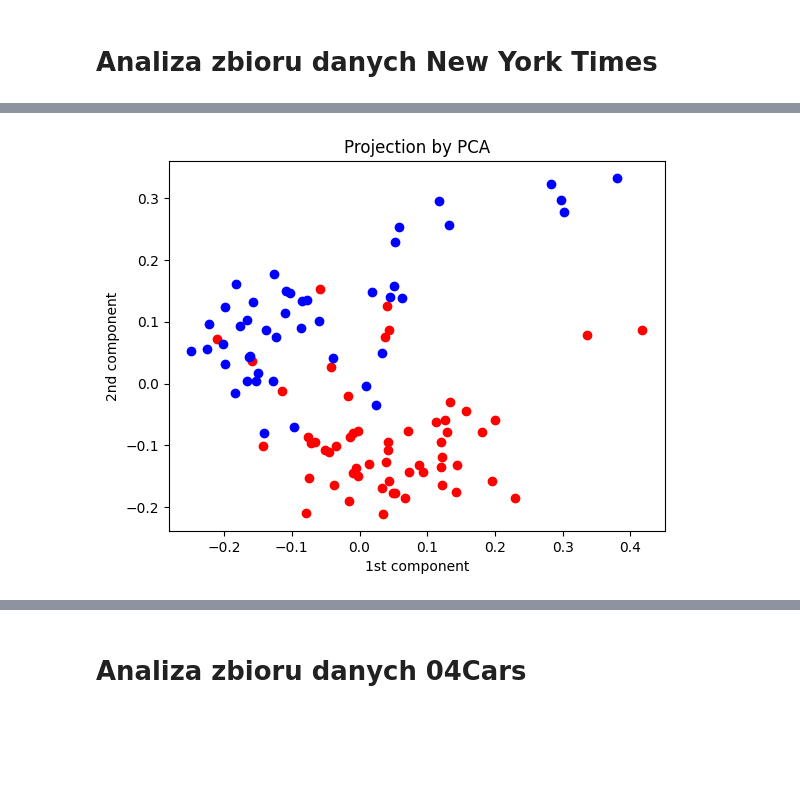
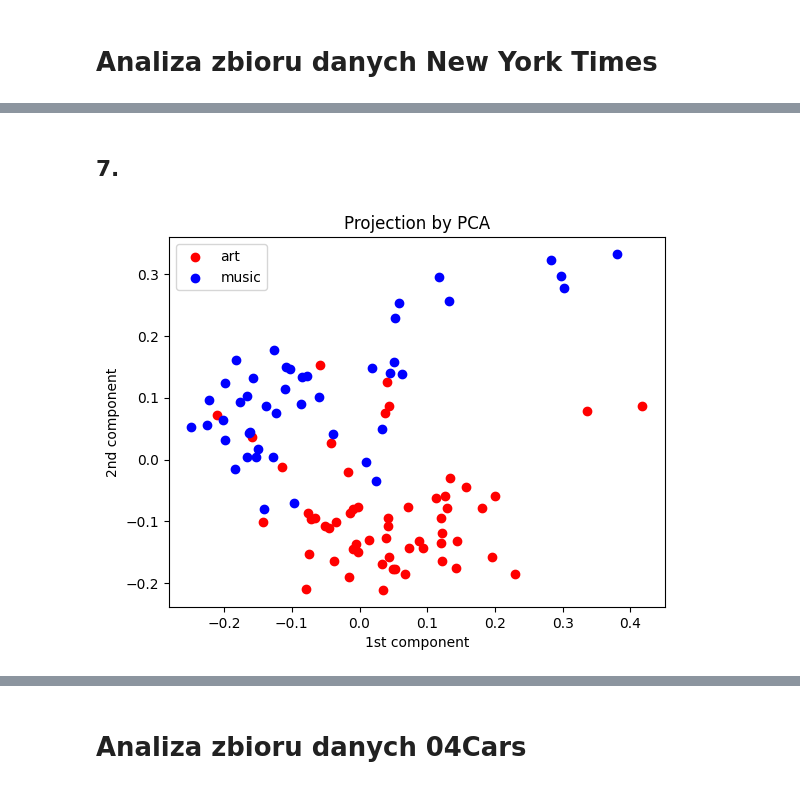
Before and after one commit to jupiterb/agh-data-science, a Jupyter notebook: 1/data_exploration/labs/lab1.ipynb, the cells around one changed output, grey strips where cells are left out. Cells and saved outputs as stored; diff of their text form; code cells hidden in the pictures; blank space fills up the shorter version.

Commit message:
data exploration: lab1 (required tasks)

```diff
--- a/1/data_exploration/labs/lab1.ipynb
+++ b/1/data_exploration/labs/lab1.ipynb
@@ -11,7 +13,6 @@ from sklearn.preprocessing import StandardScaler
 # %%
 # load data
-df = pd.read_csv("./data/nyt-frame.csv", header = 0)
-data = df.iloc[:,9:]
-array = data.values
+nyt_df = pd.read_csv("./data/nyt-frame.csv", header = 0)
+nyt_data = nyt_df.iloc[:,9:].values
 # %%
 # 20 random words
@@ -25,4 +26,4 @@ print(sample_word)
 # %%
 # pca
-pca = PCA()
-X_pca = pca.fit_transform(array)
+nyt_pca = PCA()
+nyt_decomposed = nyt_pca.fit_transform(nyt_data)
@@ -129,13 +69,16 @@ bottom_15(words_second_component)
+# %% [markdown]
+## 7.
 # %%
-reds = df["class.labels"] == "art"
-blues = df["class.labels"] == "music"
+reds = nyt_df["class.labels"] == "art"
+blues = nyt_df["class.labels"] == "music"
 
 plt.figure()
-plt.scatter(X_pca[np.array(reds), 0], X_pca[np.array(reds), 1], c="red")
-plt.scatter(X_pca[np.array(blues), 0], X_pca[np.array(blues), 1], c="blue")
+plt.scatter(nyt_decomposed[np.array(reds), 0], nyt_decomposed[np.array(reds), 1], c="red")
+plt.scatter(nyt_decomposed[np.array(blues), 0], nyt_decomposed[np.array(blues), 1], c="blue")
 plt.title("Projection by PCA")
 plt.xlabel("1st component")
 plt.ylabel("2nd component")
+plt.legend(["art", "music"])
 plt.show()
 # %% [output]
-[figure, old version]
+[figure, new version]
```
Also changed, not shown: parts of 34 cells of this notebook.
